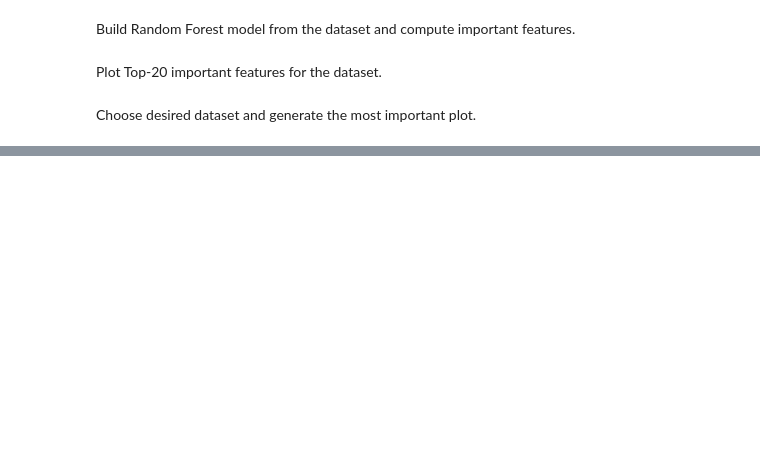
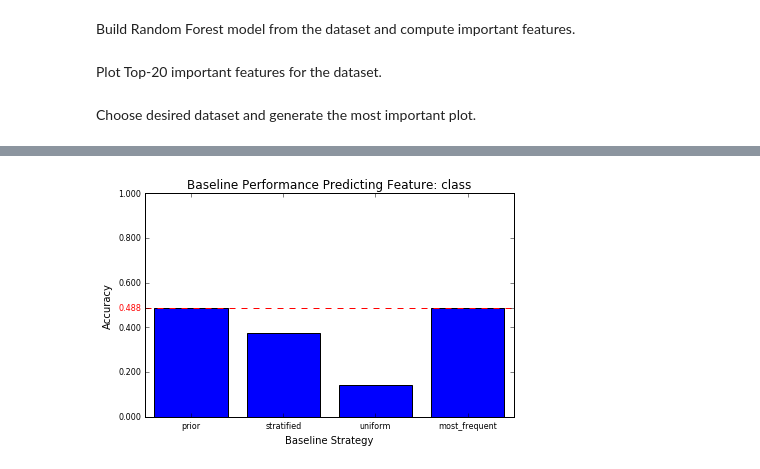
Before and after one commit to Hugoos/TestAutoNotebook, a Jupyter notebook: 150.ipynb, the cells around one changed output, grey strips where cells are left out. Saved outputs shown, nothing was run; the diff lists cells and outputs as text; code cells hidden in the pictures; blank space fills up the shorter version.

Commit message:
Added Classification baseline and Regression baseline (incomplete)

```diff
--- a/150.ipynb
+++ b/150.ipynb
@@ -23,3 +40,37 @@ from pymongo import MongoClient
+# %%
+def plot_baseline(scores):
+    import numpy as np
+    import matplotlib.pyplot as plt
+    from matplotlib.ticker import MaxNLocator
+    from collections import namedtuple
+
+    strats = scores
+    maxBaseline = strats[max(strats, key=strats.get)]
+
+    n_groups = len(strats)
+
+    fig, ax = plt.subplots()
+
+    index = np.arange(n_groups)
+    bar_width = 0.1
+
+    opacity = 0.4
+    error_config = {'ecolor': '0.3'}
+
+    plt.bar(range(len(strats)), strats.values(), align='center')
+    plt.xticks(range(len(strats)), list(strats.keys()))
+    plt.yticks(np.arange(0, 1.1, step=0.2))
+    plt.yticks(list(plt.yticks()[0]) + [maxBaseline])
+
+    ax.set_ylim(ymin=0)
+    ax.set_ylim(ymax=1)
+    ax.set_xlabel('Baseline Strategy')
+    ax.set_ylabel('Accuracy')
+    ax.set_title('Baseline Performance Predicting Feature: ' + data.default_target_attribute)
+    plt.axhline(y=maxBaseline, color='r', linestyle='--', label=maxBaseline)
+    plt.gca().get_yticklabels()[6].set_color('red')
+    fig.tight_layout()
+    plt.show()
 # %% [markdown]
 Build Random Forest model from the dataset and compute important features.
 # %%
@@ -91,0 +165,4 @@ plot_feature_importances(features, importances, indices)
+# %%
+plot_baseline(baseline(data))
+# %% [output]
+[figure, added]
```
Also changed, not shown: parts of 8 cells of this notebook, 6 other files.
